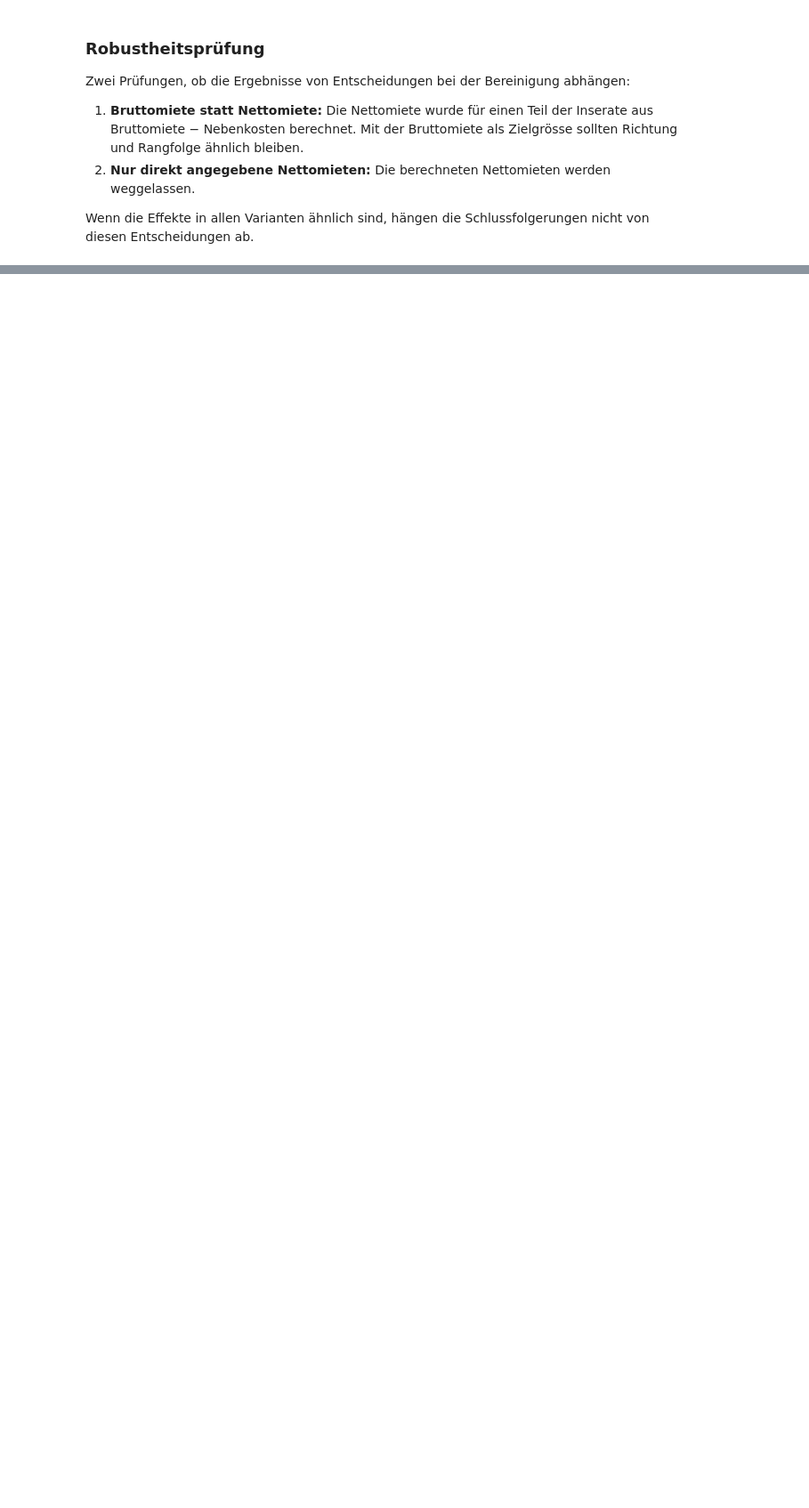
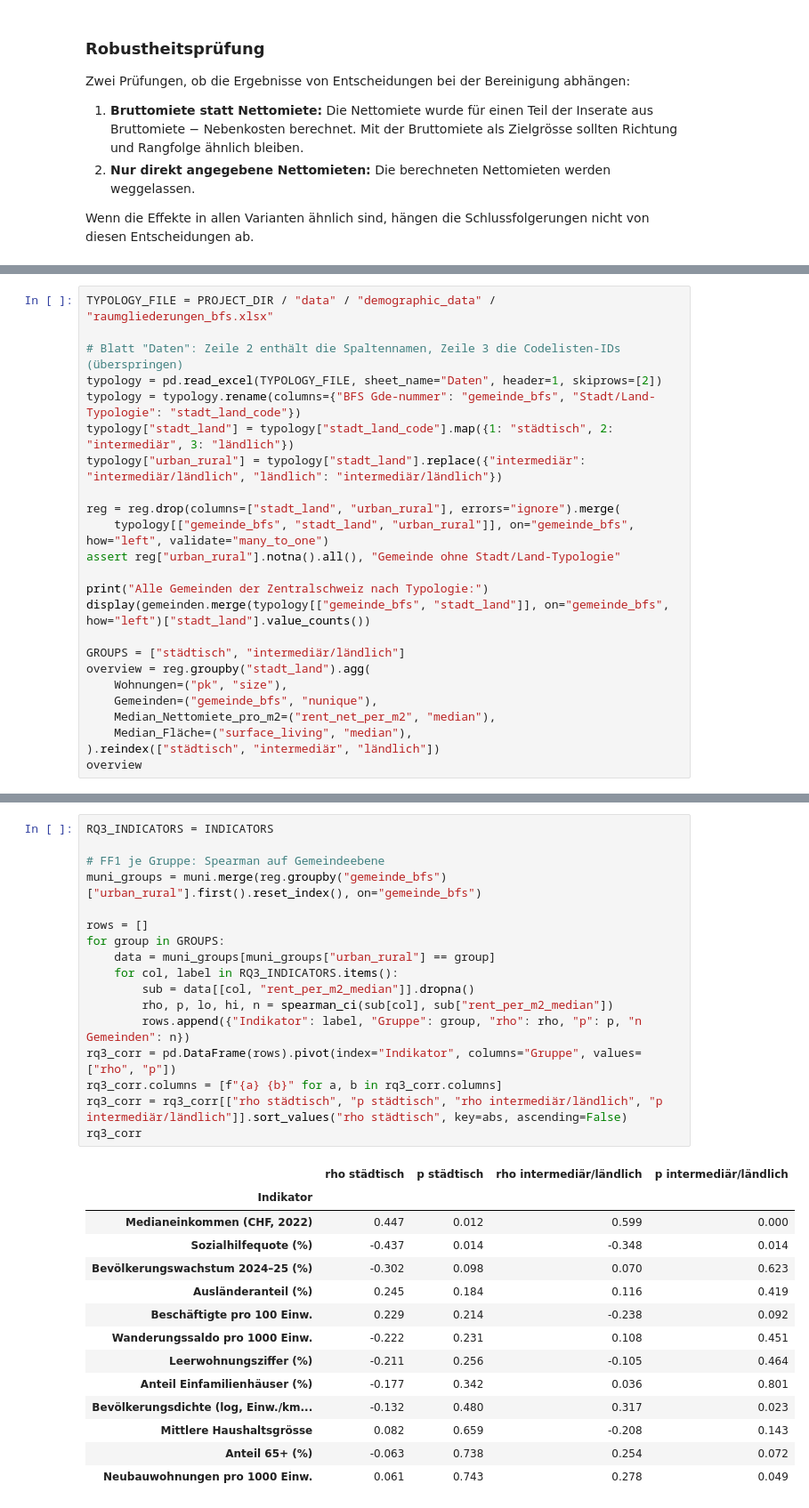
Before and after one commit to ruefeenr/CIP_HS26_204, a Jupyter notebook: scripts/rent_factors_analysis.ipynb, the cells around one changed output, grey strips where cells are left out. Shown at 89% size. Drawn from its saved outputs; the diff is of its cells as text; blank space fills up the shorter version.

```diff
--- a/scripts/rent_factors_analysis.ipynb
+++ b/scripts/rent_factors_analysis.ipynb
@@ -506,0 +516,24 @@ robust
+# %%
+TYPOLOGY_FILE = PROJECT_DIR / "data" / "demographic_data" / "raumgliederungen_bfs.xlsx"
+
+# Blatt "Daten": Zeile 2 enthält die Spaltennamen, Zeile 3 die Codelisten-IDs (überspringen)
+typology = pd.read_excel(TYPOLOGY_FILE, sheet_name="Daten", header=1, skiprows=[2])
+typology = typology.rename(columns={"BFS Gde-nummer": "gemeinde_bfs", "Stadt/Land-Typologie": "stadt_land_code"})
+typology["stadt_land"] = typology["stadt_land_code"].map({1: "städtisch", 2: "intermediär", 3: "ländlich"})
+typology["urban_rural"] = typology["stadt_land"].replace({"intermediär": "intermediär/ländlich", "ländlich": "intermediär/ländlich"})
+
+reg = reg.drop(columns=["stadt_land", "urban_rural"], errors="ignore").merge(
+    typology[["gemeinde_bfs", "stadt_land", "urban_rural"]], on="gemeinde_bfs", how="left", validate="many_to_one")
+assert reg["urban_rural"].notna().all(), "Gemeinde ohne Stadt/Land-Typologie"
+
+print("Alle Gemeinden der Zentralschweiz nach Typologie:")
+display(gemeinden.merge(typology[["gemeinde_bfs", "stadt_land"]], on="gemeinde_bfs", how="left")["stadt_land"].value_counts())
+
+GROUPS = ["städtisch", "intermediär/ländlich"]
+overview = reg.groupby("stadt_land").agg(
+    Wohnungen=("pk", "size"),
+    Gemeinden=("gemeinde_bfs", "nunique"),
+    Median_Nettomiete_pro_m2=("rent_net_per_m2", "median"),
+    Median_Fläche=("surface_living", "median"),
+).reindex(["städtisch", "intermediär", "ländlich"])
+overview
@@ -506,0 +552,32 @@ robust
+# %%
+RQ3_INDICATORS = INDICATORS
+
+# FF1 je Gruppe: Spearman auf Gemeindeebene
+muni_groups = muni.merge(reg.groupby("gemeinde_bfs")["urban_rural"].first().reset_index(), on="gemeinde_bfs")
+
+rows = []
+for group in GROUPS:
+    data = muni_groups[muni_groups["urban_rural"] == group]
+    for col, label in RQ3_INDICATORS.items():
+        sub = data[[col, "rent_per_m2_median"]].dropna()
+        rho, p, lo, hi, n = spearman_ci(sub[col], sub["rent_per_m2_median"])
+        rows.append({"Indikator": label, "Gruppe": group, "rho": rho, "p": p, "n Gemeinden": n})
+rq3_corr = pd.DataFrame(rows).pivot(index="Indikator", columns="Gruppe", values=["rho", "p"])
+rq3_corr.columns = [f"{a} {b}" for a, b in rq3_corr.columns]
+rq3_corr = rq3_corr[["rho städtisch", "p städtisch", "rho intermediär/ländlich", "p intermediär/ländlich"]].sort_values("rho städtisch", key=abs, ascending=False)
+rq3_corr
+# %% [output]
+|  | rho städtisch | p städtisch | rho intermediär/ländlich | p intermediär/ländlich |
+| Indikator |  |  |  |  |
+| Medianeinkommen (CHF, 2022) | 0.447 | 0.012 | 0.599 | 0.000 |
+| Sozialhilfequote (%) | -0.437 | 0.014 | -0.348 | 0.014 |
+| Bevölkerungswachstum 2024–25 (%) | -0.302 | 0.098 | 0.070 | 0.623 |
+| Ausländeranteil (%) | 0.245 | 0.184 | 0.116 | 0.419 |
+| Beschäftigte pro 100 Einw. | 0.229 | 0.214 | -0.238 | 0.092 |
+| Wanderungssaldo pro 1000 Einw. | -0.222 | 0.231 | 0.108 | 0.451 |
+| Leerwohnungsziffer (%) | -0.211 | 0.256 | -0.105 | 0.464 |
+| Anteil Einfamilienhäuser (%) | -0.177 | 0.342 | 0.036 | 0.801 |
+| Bevölkerungsdichte (log, Einw./km... | -0.132 | 0.480 | 0.317 | 0.023 |
+| Mittlere Haushaltsgrösse | 0.082 | 0.659 | -0.208 | 0.143 |
+| Anteil 65+ (%) | -0.063 | 0.738 | 0.254 | 0.072 |
+| Neubauwohnungen pro 1000 Einw. | 0.061 | 0.743 | 0.278 | 0.049 |
```
Also changed, not shown: parts of 9 cells of this notebook, 3 other files.
